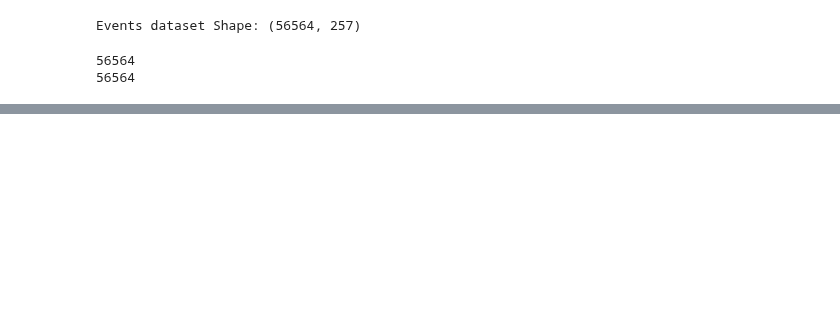
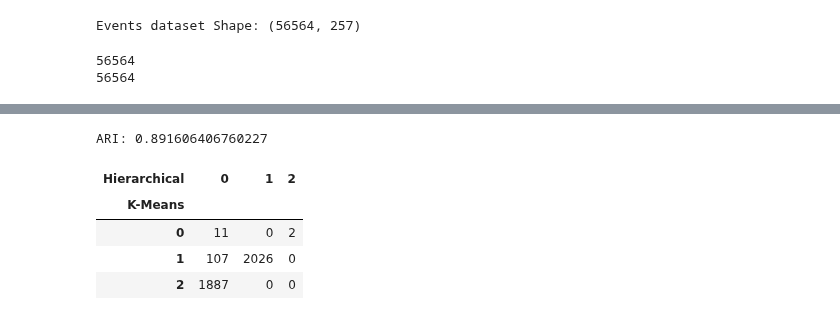
Before and after one commit to SpriNt-PL/ADM_Lab_2, a Jupyter notebook: lab_2.ipynb, the cells around one changed output, grey strips where cells are left out. Cells and saved outputs as stored; diff of their text form; code cells hidden in the pictures; blank space fills up the shorter version.

```diff
--- a/lab_2.ipynb
+++ b/lab_2.ipynb
@@ -100,0 +114,31 @@ display(km_results)
+# %%
+from sklearn.cluster import AgglomerativeClustering
+from sklearn.neighbors import NearestCentroid
+
+n_clusters = 3
+km_optimal = KMeans(n_clusters=n_clusters, random_state=1, n_init=10)
+km_optimal.fit(X_train_scaled)
+
+hierarchical = AgglomerativeClustering(n_clusters=n_clusters, linkage='ward')
+hier_sub_labels = hierarchical.fit_predict(X_train_sub)
+
+hier_predictor = NearestCentroid().fit(X_train_sub, hier_sub_labels)
+
+pred_km_labels = km_optimal.predict(X_pred_scaled)
+pred_hier_labels = hier_predictor.predict(X_pred_scaled)
+
+ari_score = metrics.adjusted_rand_score(pred_km_labels, pred_hier_labels)
+print(f"ARI: {ari_score}")
+
+contingency = pd.crosstab(
+    pd.Series(pred_km_labels, name='K-Means'),
+    pd.Series(pred_hier_labels, name='Hierarchical')
+)
+display(contingency)
+# %% [output]
+ARI: 0.891606406760227
+| Hierarchical | 0 | 1 | 2 |
+| K-Means |  |  |  |
+| 0 | 11 | 0 | 2 |
+| 1 | 107 | 2026 | 0 |
+| 2 | 1887 | 0 | 0 |
```
Also changed, not shown: parts of 2 cells of this notebook.
